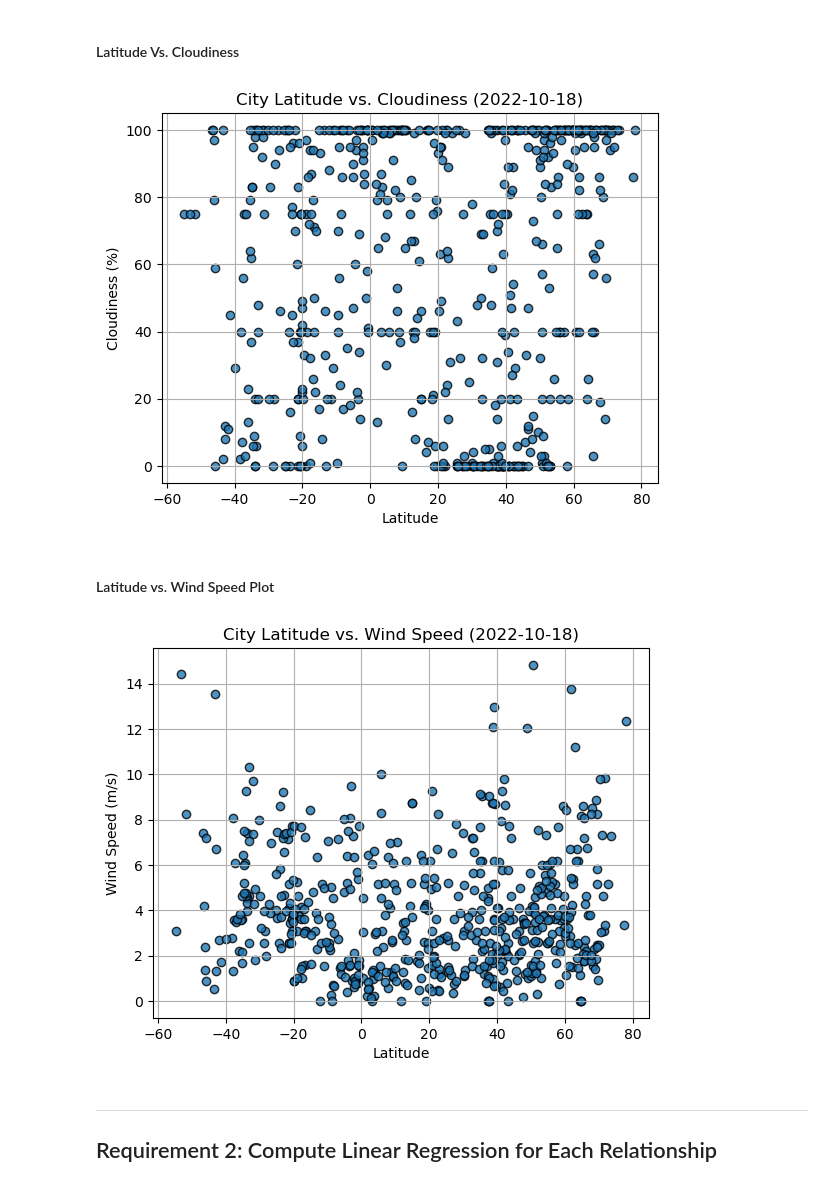
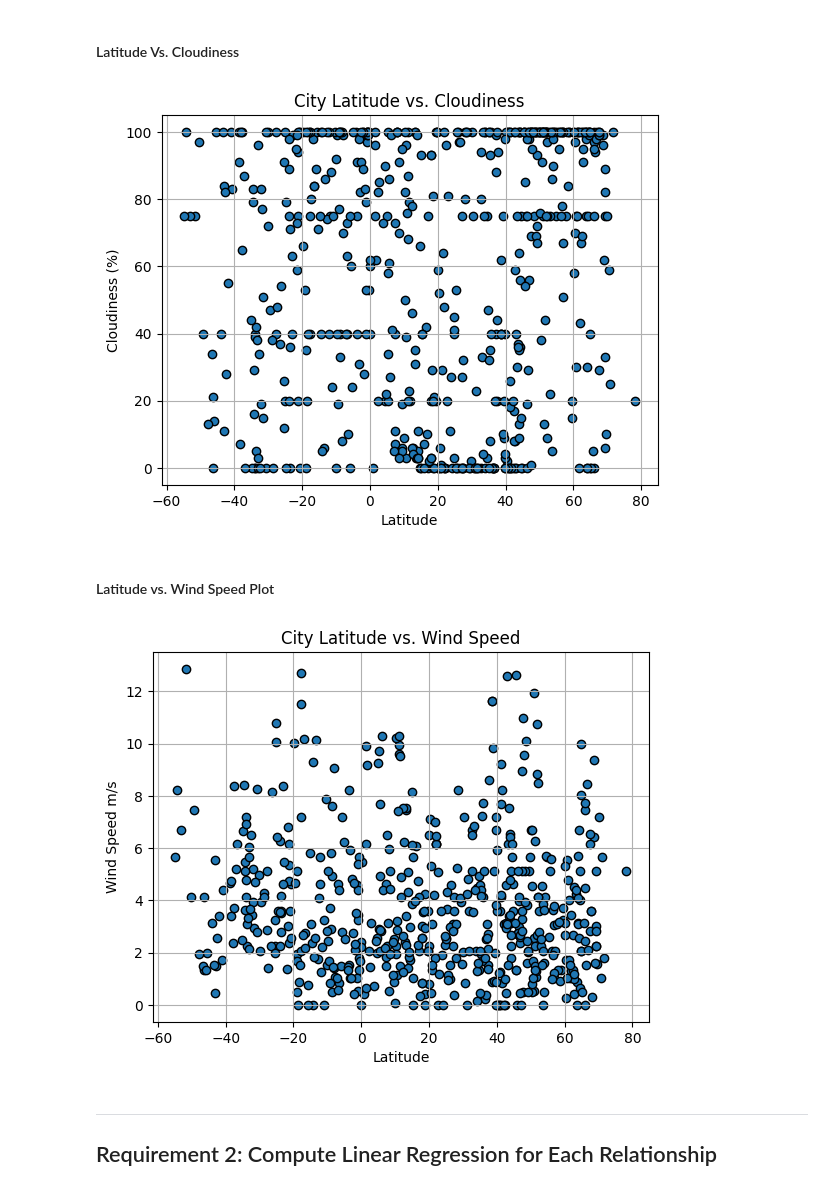
Before and after one commit to pkarey/python-api-challenge, a Jupyter notebook: starter_code/WeatherPy.ipynb, the cells around one changed output. Saved outputs shown, nothing was run; the diff lists cells and outputs as text; code cells hidden in the pictures.

```diff
--- a/starter_code/WeatherPy.ipynb
+++ b/starter_code/WeatherPy.ipynb
@@ -219,34 +230,45 @@ plt.show()
 #### Latitude Vs. Cloudiness
 # %%
 # Build the scatter plots for latitude vs. cloudiness
-# YOUR CODE HERE
+lat = city_data_df['Lat']
+clouds = city_data_df['Cloudiness']
+plt.scatter(lat, clouds, edgecolors= 'black')
 
 # Incorporate the other graph properties
-# YOUR CODE HERE
+plt.grid()
+plt.title('City Latitude vs. Cloudiness')
+plt.xlabel('Latitude')
+plt.ylabel('Cloudiness (%)')
 
 # Save the figure
-plt.savefig("output_data/Fig3.png")
+plt.savefig("../output_data/Fig3.png")
 
 # Show plot
 plt.show()
 # %% [output]
-[figure, old version]
+[figure, new version]
 # %% [markdown]
 #### Latitude vs. Wind Speed Plot
 # %%
 # Build the scatter plots for latitude vs. wind speed
-# YOUR CODE HERE
+lat = city_data_df['Lat']
+wind = city_data_df['Wind Speed']
+wind = (wind * .44704)
+plt.scatter(lat, wind, edgecolors= 'black')
 
 # Incorporate the other graph properties
-# YOUR CODE HERE
+plt.grid()
+plt.title('City Latitude vs. Wind Speed')
+plt.xlabel('Latitude')
+plt.ylabel('Wind Speed m/s')
 
 # Save the figure
-plt.savefig("output_data/Fig4.png")
+plt.savefig("../output_data/Fig4.png")
 
 # Show plot
 plt.show()
 # %% [output]
-[figure, old version]
+[figure, new version]
 # %% [markdown]
 ---
 
```
Also changed, not shown: parts of 27 cells of this notebook, 6 other files.
